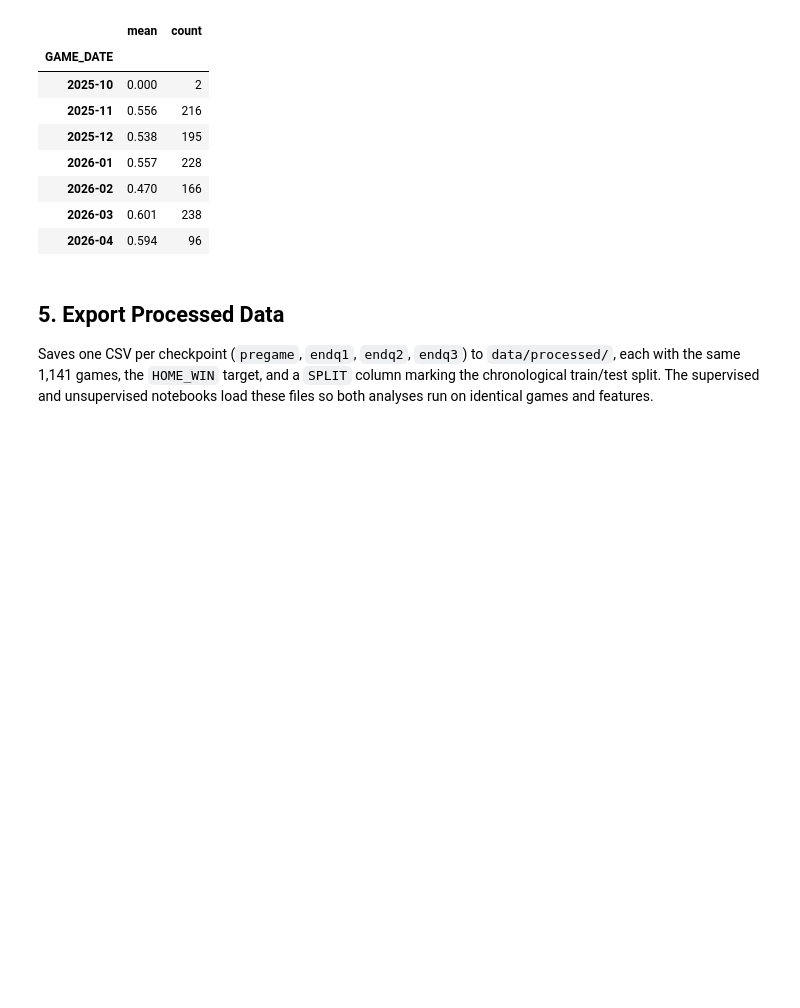
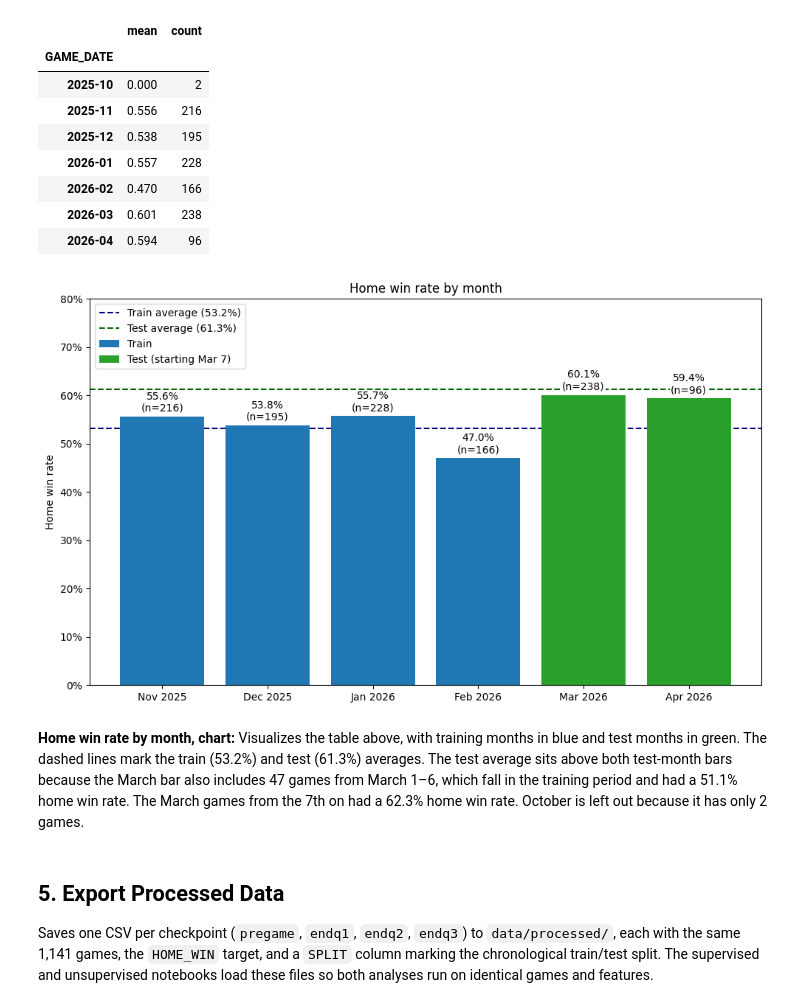
Before and after one commit to brad-hof/Milestone2, a Jupyter notebook: Notebooks/data_prep.ipynb, the cells around one changed output. Saved outputs shown, nothing was run; the diff lists cells and outputs as text; code cells hidden in the pictures; blank space fills up the shorter version.

```diff
--- a/Notebooks/data_prep.ipynb
+++ b/Notebooks/data_prep.ipynb
@@ -310,6 +383,39 @@ table.groupby(table["GAME_DATE"].dt.to_period("M"))["HOME_WIN"].agg(["mean", "co
 | 2026-02 | 0.470 | 166 |
 | 2026-03 | 0.601 | 238 |
 | 2026-04 | 0.594 | 96 |
+# %%
+monthly = table.groupby(table["GAME_DATE"].dt.to_period("M"))["HOME_WIN"].agg(["mean", "count"]).round(3)
+monthly = monthly[monthly["count"] >= 10]
+monthly.index = monthly.index.strftime("%b %Y")
+season_avg = table["HOME_WIN"].mean()
+
+is_train = [month in ["Nov 2025", "Dec 2025", "Jan 2026", "Feb 2026"] for month in monthly.index]
+train, test = monthly[is_train], monthly[[not t for t in is_train]]
+
+fig, ax = plt.subplots(figsize=(10, 6))
+
+for data, color, label in  [(train, "tab:blue", "Train"), (test, "tab:green", "Test (starting Mar 7)")]:
+    bars = ax.bar(data.index, data["mean"], color=color, label=label)
+    ax.bar_label(bars, labels=[f"{m:.1%}\n(n={c})" for m, c in zip(data["mean"], data["count"])],
+                 padding=3, bbox=dict(facecolor="white", edgecolor="none", pad=1))
+
+for split, color in [("train", "navy"), ("test", "darkgreen")]:
+    rate = table.loc[table["SPLIT"] == split, "HOME_WIN"].mean()
+    ax.axhline(rate, color=color, linestyle="--", label=f"{split.title()} average ({rate:.1%})", zorder=0)
+
+ax.set_ylim(0, 0.8)
+ax.set_ylabel("Home win rate")
+ax.yaxis.set_major_formatter(PercentFormatter(xmax=1, decimals=0))
+ax.set_title("Home win rate by month")
+ax.legend(loc="upper left")
+
+plt.tight_layout()
+plt.savefig(VIZ_DIR / "03_prep_home_win_rate_by_month.png", dpi=300, bbox_inches="tight")
+plt.show()
+# %% [output]
+[figure, added]
+# %% [markdown]
+**Home win rate by month, chart:** Visualizes the table above, with training months in blue and test months in green. The dashed lines mark the train (53.2%) and test (61.3%) averages. The test average sits above both test-month bars because the March bar also includes 47 games from March 1–6, which fall in the training period and had a 51.1% home win rate. The March games from the 7th on had a 62.3% home win rate. October is left out because it has only 2 games.
 # %% [markdown]
 ## 5. Export Processed Data
 
```
Also changed, not shown: parts of 6 cells of this notebook, 3 other files.
